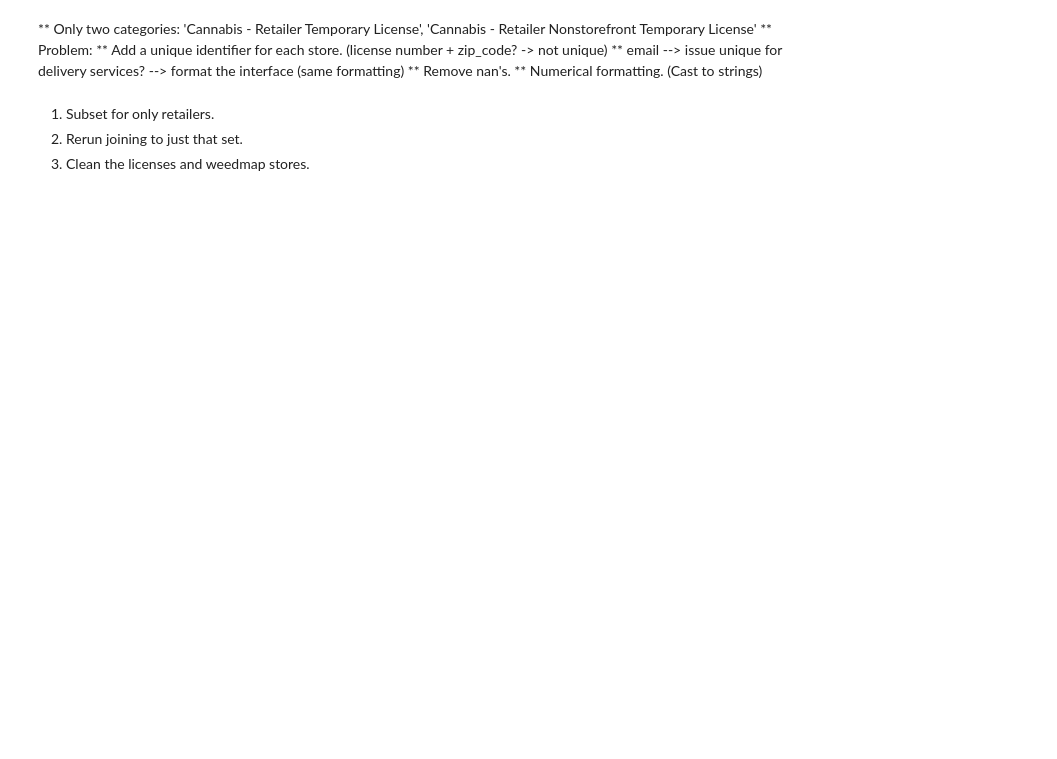
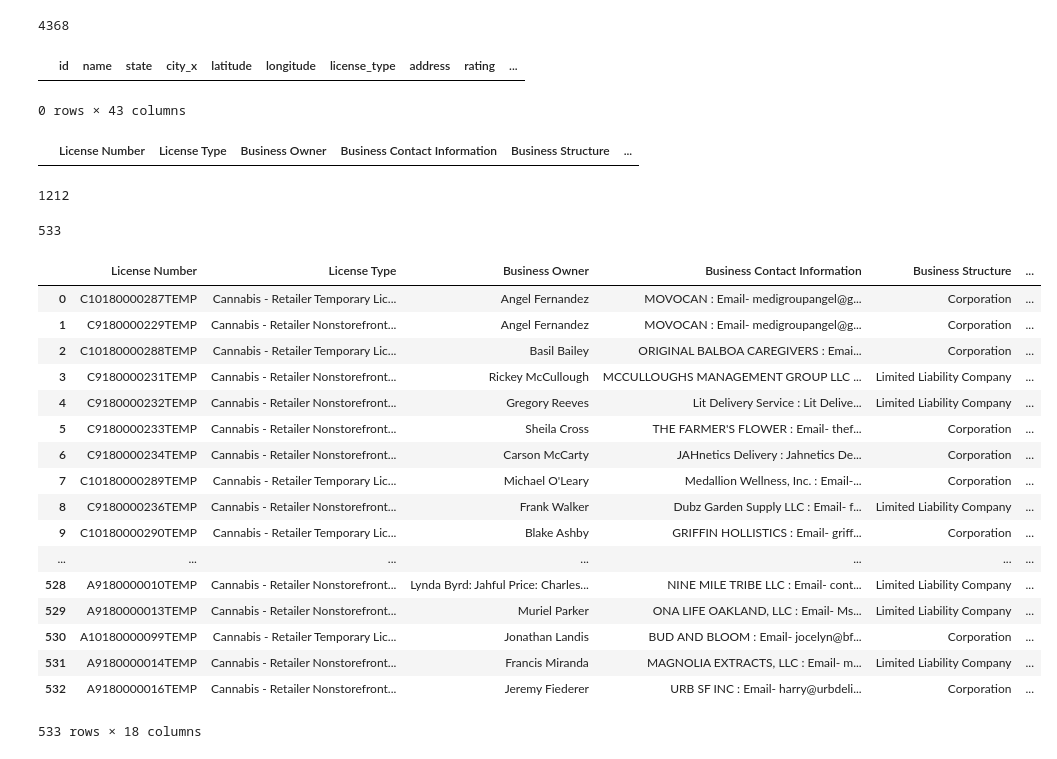
Before and after one commit to pirateroberts404/vape-scrape, a Jupyter notebook: interface/interface_exploration.ipynb, the cells around one changed output. Cells and saved outputs as stored; diff of their text form; code cells hidden in the pictures; blank space fills up the shorter version.

```diff
--- a/interface/interface_exploration.ipynb
+++ b/interface/interface_exploration.ipynb
@@ -97,14 +6,8 @@ licenses_joined_pd[licenses_joined_pd['id'] == 31432]
-# %% [markdown]
-** Only two categories:
-'Cannabis - Retailer Temporary License',
-'Cannabis - Retailer Nonstorefront Temporary License'
-** Problem:
-** Add a unique identifier for each store. (license number + zip_code? -> not unique)
-** email -->  issue unique for delivery services?
---> format the interface (same formatting)
-** Remove nan's.
-** Numerical formatting. (Cast to strings)
-# %% [markdown]
-1. Subset for only retailers.
-2. Rerun joining to just that set.
-3. Clean the licenses and weedmap stores.
+# %%
+automatic_licenses_joined = pd.read_csv("licenses_joined copy.csv")
+stores = pd.read_csv("..//data//store.csv")
+all_licenses = pd.read_csv("..//data/searchResults_clean.csv")
+all_licenses_not_joined = pd.read_csv("..//data/licenses_not_joined.csv")
+
+with open("..//data//latent.json", "r") as f:
+    latent_json = json.load(f)
@@ -110,0 +16,42 @@ licenses_joined_pd[licenses_joined_pd['id'] == 31432]
+# %%
+stores_not.shape[0]
+# %% [output]
+4368
+# %%
+automatic_licenses_joined[automatic_licenses_joined['License_no_dash'] == 'C13180000163TEMP']
+# %% [output]
+|  | id | name | state | city_x | latitude | longitude | license_type | address | rating | ... |
+0 rows × 43 columns
+# %%
+all_licenses_not_joined[all_licenses_not_joined['License_no_dash'] == 'C13180000163TEMP']
+# %% [output]
+|  | License Number | License Type | Business Owner | Business Contact Information | Business Structure | ... |
+# %%
+automatic_licenses_joined.shape[0]
+# %% [output]
+1212
+# %%
+all_licenses_not_joined.shape[0]
+# %% [output]
+533
+# %%
+all_licenses_not_joined
+# %% [output]
+|  | License Number | License Type | Business Owner | Business Contact Information | Business Structure | ... |
+| 0 | C10180000287TEMP | Cannabis - Retailer Temporary Lic... | Angel Fernandez | MOVOCAN : Email- medigroupangel@g... | Corporation | ... |
+| 1 | C9180000229TEMP | Cannabis - Retailer Nonstorefront... | Angel Fernandez | MOVOCAN : Email- medigroupangel@g... | Corporation | ... |
+| 2 | C10180000288TEMP | Cannabis - Retailer Temporary Lic... | Basil Bailey | ORIGINAL BALBOA CAREGIVERS : Emai... | Corporation | ... |
+| 3 | C9180000231TEMP | Cannabis - Retailer Nonstorefront... | Rickey McCullough | MCCULLOUGHS MANAGEMENT GROUP LLC ... | Limited Liability Company | ... |
+| 4 | C9180000232TEMP | Cannabis - Retailer Nonstorefront... | Gregory Reeves | Lit Delivery Service : Lit Delive... | Limited Liability Company | ... |
+| 5 | C9180000233TEMP | Cannabis - Retailer Nonstorefront... | Sheila Cross | THE FARMER'S FLOWER : Email- thef... | Corporation | ... |
+| 6 | C9180000234TEMP | Cannabis - Retailer Nonstorefront... | Carson McCarty | JAHnetics Delivery : Jahnetics De... | Corporation | ... |
+| 7 | C10180000289TEMP | Cannabis - Retailer Temporary Lic... | Michael O'Leary | Medallion Wellness, Inc. : Email-... | Corporation | ... |
+| 8 | C9180000236TEMP | Cannabis - Retailer Nonstorefront... | Frank Walker | Dubz Garden Supply LLC : Email- f... | Limited Liability Company | ... |
+| 9 | C10180000290TEMP | Cannabis - Retailer Temporary Lic... | Blake Ashby | GRIFFIN HOLLISTICS : Email- griff... | Corporation | ... |
+| ... | ... | ... | ... | ... | ... | ... |
+| 528 | A9180000010TEMP | Cannabis - Retailer Nonstorefront... | Lynda Byrd: Jahful Price: Charles... | NINE MILE TRIBE LLC : Email- cont... | Limited Liability Company | ... |
+| 529 | A9180000013TEMP | Cannabis - Retailer Nonstorefront... | Muriel Parker | ONA LIFE OAKLAND, LLC : Email- Ms... | Limited Liability Company | ... |
+| 530 | A10180000099TEMP | Cannabis - Retailer Temporary Lic... | Jonathan Landis | BUD AND BLOOM : Email- jocelyn@bf... | Corporation | ... |
+| 531 | A9180000014TEMP | Cannabis - Retailer Nonstorefront... | Francis Miranda | MAGNOLIA EXTRACTS, LLC : Email- m... | Limited Liability Company | ... |
+| 532 | A9180000016TEMP | Cannabis - Retailer Nonstorefront... | Jeremy Fiederer | URB SF INC : Email- harry@urbdeli... | Corporation | ... |
+533 rows × 18 columns
```
Also changed, not shown: parts of 27 cells of this notebook.
